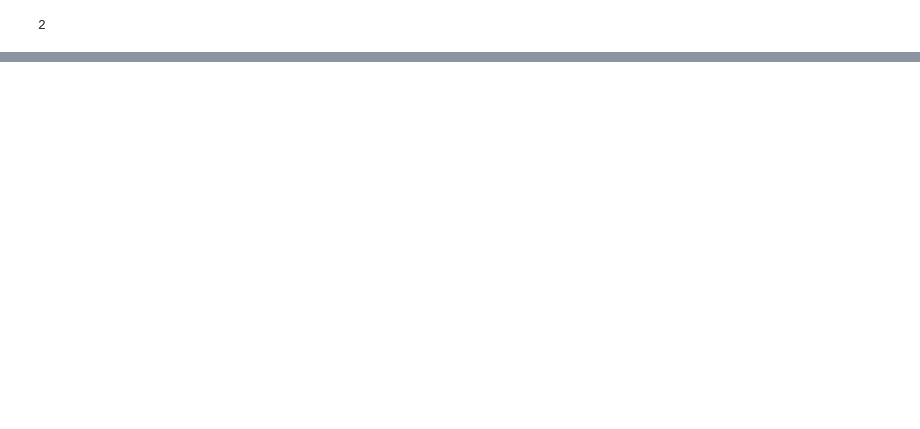
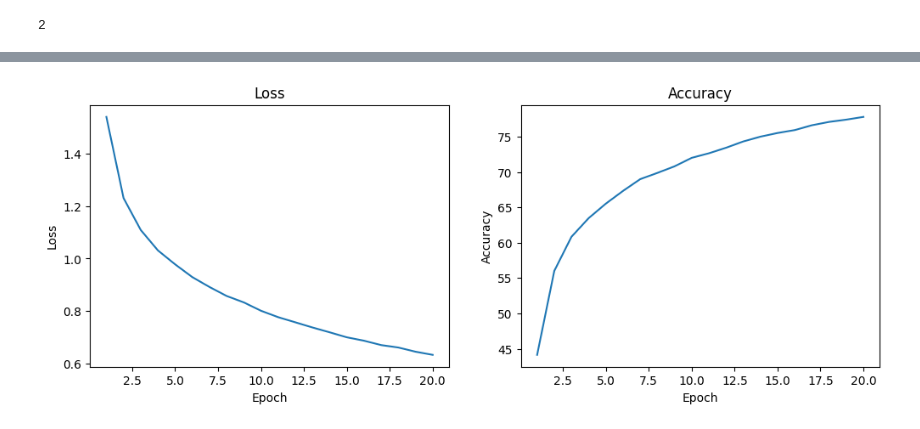
Before and after one commit to Wesley-Allen-01/cifar10-classifier, a Jupyter notebook: image_classifier.ipynb, the cells around one changed output, grey strips where cells are left out. Cells and saved outputs as stored; diff of their text form; code cells hidden in the pictures; blank space fills up the shorter version.

Commit message:
Achieved 75% testing accuracy by adding additional convolutional layer and adding batch normalization to expedite training

```diff
--- a/image_classifier.ipynb
+++ b/image_classifier.ipynb
@@ -32,10 +33,10 @@ Files already downloaded and verified
 # %%
 train_loader = torch.utils.data.DataLoader(
-    train_data, batch_size=64, shuffle=True, num_workers=2
+    train_data, batch_size=64, shuffle=True, num_workers=2, pin_memory=True
 )
 
 test_loader = torch.utils.data.DataLoader(
-    test_data, batch_size=64, shuffle=True, num_workers=2
+    test_data, batch_size=64, shuffle=True, num_workers=2, pin_memory=True
 )
 # %%
 class CNN(nn.Module):
@@ -62,9 +68,13 @@ criterion = nn.CrossEntropyLoss()
 optimizer = optim.Adam(model.parameters(), lr=0.0001)
 # %%
 def train_model(model, train_loader, criterion, optimizer, num_epochs=10):
+    loss_list = []
+    acc_list = []
     for epoch in range(num_epochs):
         model.train()
         running_loss = 0.0
+        correct = 0
+        total = 0
         for inputs, labels in train_loader:
             inputs, labels = inputs.to(device), labels.to(device)
             optimizer.zero_grad()
@@ -73,6 +83,14 @@ def train_model(model, train_loader, criterion, optimizer, num_epochs=10):
             loss.backward()
             optimizer.step()
             running_loss += loss.item()
-        print(f'Epoch {epoch + 1}, Loss: {running_loss / len(train_loader):.4f}')
+
+            _, predicted = outputs.max(1)
+            total += labels.size(0)
+            correct += (predicted == labels).sum().item()
+
+        acc = 100 * correct / total
+        loss_list.append(running_loss / len(train_loader))
+        acc_list.append(acc)
+        print(f'Epoch {epoch + 1}/{num_epochs}:\t Loss -- {running_loss / len(train_loader):.4f} \t Accuracy -- {acc}')
+
+    return loss_list, acc_list
-# %%
-train_model(model, train_loader, criterion, optimizer)
@@ -89,0 +97,6 @@ Epoch 10, Loss: 1.0495
+# %%
+start_time = time.time()
+loss_list, acc_list = train_model(model, train_loader, criterion, optimizer, num_epochs=20)
+end_time = time.time()
+duration = end_time - start_time
+print(f'Training duration: {duration:.2f} seconds\t {(duration / 60):.2f} minutes')
@@ -90,3 +121,16 @@ Epoch 10, Loss: 1.0495
+# %%
+fig, axs = plt.subplots(1, 2, figsize=(12, 4))
+axs[0].plot(range(1, 21), loss_list)
+axs[0].set_title('Loss')
+axs[0].set_xlabel('Epoch')
+axs[0].set_ylabel('Loss')
+axs[1].plot(range(1, 21), acc_list)
+axs[1].set_title('Accuracy')
+axs[1].set_xlabel('Epoch')
+axs[1].set_ylabel('Accuracy')
+plt.show()
+# %% [output]
+[figure, added]
 # %%
 def evaluate_model(model, test_loader):
     model.eval()
```
Also changed, not shown: parts of 6 cells of this notebook.
